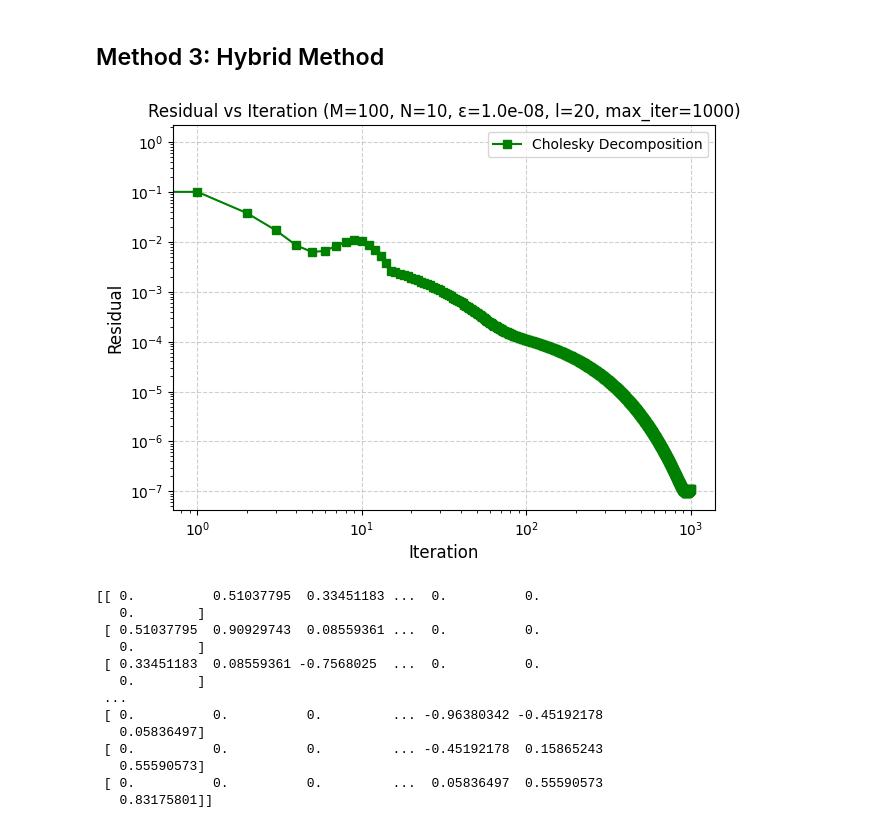
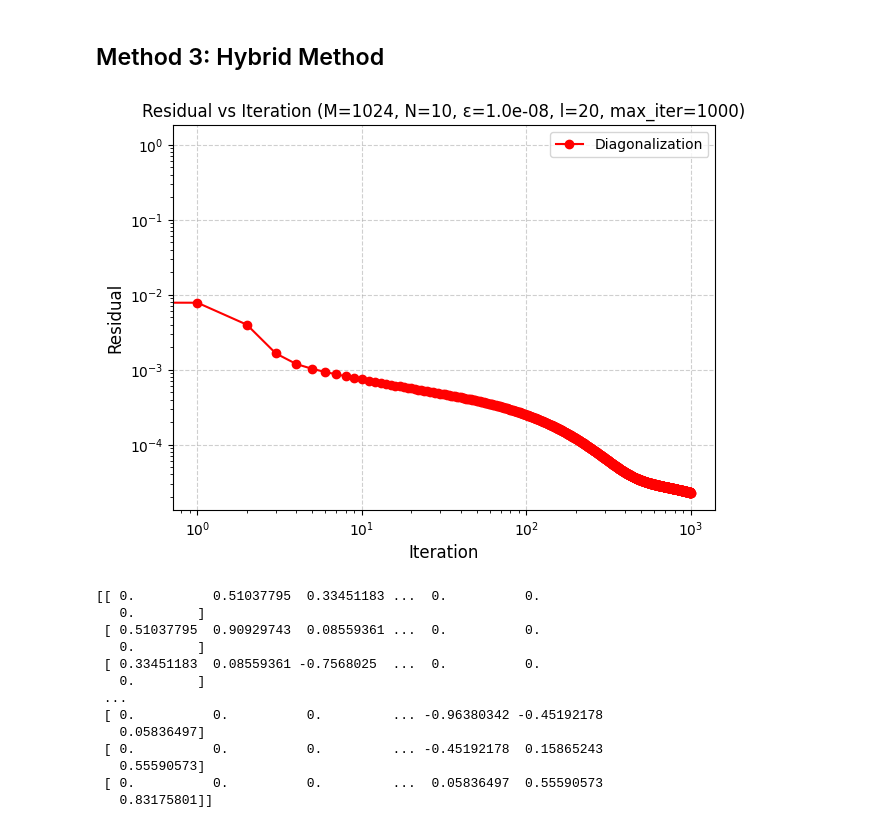
Before and after one commit to Nihar-Shah2001/Quantum_Computing_Notes, a Jupyter notebook: Notes/codes/project.ipynb, the cells around one changed output. Drawn from its saved outputs; the diff is of its cells as text; code cells hidden in the pictures.

```diff
--- a/Notes/codes/project.ipynb
+++ b/Notes/codes/project.ipynb
@@ -227,7 +227,7 @@ def generate_hermitian_matrix(M):
 
 
     # Generate a synthetic matrix H_ij = exp(-0.5 *|i-j|) * sin(i+1)
-    H = np.zeros((M, M),dtype=np.complex128)
+    # H = np.zeros((M, M),dtype=np.complex128)
     i, j = np.meshgrid(np.arange(M), np.arange(M), indexing="ij")
     H = np.exp(-0.5 * np.abs(i - j)) * np.sin(i + j)
     H[np.abs(H) < 1e-5] = 0  # Apply thresholding
@@ -249,20 +249,20 @@ def Chebyshev_poly(H, a, b, k):
     return T_next
 
 
-def Chebyshev_filter_scaled(H, X, k, a, b, a_L):
-    e=(b-a)/2
-    c = (a-b)/2
-    sigma = e/(c-a_L)
-    tau = 2/sigma
-    Y = (H@X- c@X) * (sigma/e)
+# def Chebyshev_filter_scaled(H, X, k, a, b, a_L):
+#     e=(b-a)/2
+#     c = (a-b)/2
+#     sigma = e/(c-a_L)
+#     tau = 2/sigma
+#     Y = (H@X- c@X) * (sigma/e)
 
-    for i in range(2, k):
-        sigma_new = 1/(tau - sigma)
-        X, Y = Y, ( H @Y-c*Y)*(2*sigma_new/e) - (sigma*sigma_new)*X
-        X, Y = 2*H@Y - X, 2*H@Y - X
-        sigma = sigma_new
+#     for i in range(2, k):
+#         sigma_new = 1/(tau - sigma)
+#         X, Y = Y, ( H @Y-c*Y)*(2*sigma_new/e) - (sigma*sigma_new)*X
+#         X, Y = 2*H@Y - X, 2*H@Y - X
+#         sigma = sigma_new
 
-    return Y
+#     return Y
 
 def Chebyshev_scalar_poly(x, k):
     """Computes the k-th order Chebyshev polynomial T_k(x)."""
@@ -409,7 +410,7 @@ def ChFSI_diag(Psi, H, N, epsilon, max_iter):
         # residual.append(np.max(np.linalg.norm(H @ Psi - Psi @ np.diag(eigenvals[itr,:]), axis=0, ord=2)))
         residual.append(np.linalg.norm(H @ Psi - Psi @ np.diag(eigenvals[itr,:]),ord=2))
 
-        a = np.min(eigenvals[itr,:])
+        a = np.max(eigenvals[itr,:])
         T_kH=Chebyshev_poly(H,a,b,k)/p_a_L
         itr+=1
 
@@ -469,7 +470,7 @@ def ChFSI_hybd(Psi, H, N, l, epsilon, max_iter):
     return eigenvals[itr-1,:], eigvecs, itr, residual
 # %%
 # Parameters
-M = 100  # Dimension of the matrix
+M = 1024  # Dimension of the matrix
 N = 10  # Number of eigenvalues
 epsilon = 1e-8  # Tolerance for convergence
 max_iter = 1000 # Maximum number of iterations
@@ -478,29 +479,29 @@ Psi = np.random.randn(M, N) +1j * np.random.randn(M,N)
 # %%
 # Solving the problem
 H = generate_hermitian_matrix(M)
-eigenvals_chol,eigenvecs_chol, itr_chol, residual_chol = ChFSI_chol(Psi, H, N, epsilon, max_iter)
-# eigenvals_diag,eigenvecs_diag, itr_diag, residual_diag = ChFSI_diag(Psi, H, N, epsilon, max_iter)
+# eigenvals_chol,eigenvecs_chol, itr_chol, residual_chol = ChFSI_chol(Psi, H, N, epsilon, max_iter)
+eigenvals_diag,eigenvecs_diag, itr_diag, residual_diag = ChFSI_diag(Psi, H, N, epsilon, max_iter)
 # eigenvals_hybd, eigenvecs_hybd, itr_hybd, residual_hybd = ChFSI_hybd(Psi, H, N, l, epsilon, max_iter)
 eigenvecs, eigenvals = np.linalg.eigh(H)
 # %%
 # Plot the error
 plt.figure(figsize=(7, 5))
 plt.title(f"Residual vs Iteration (M={M}, N={N}, ε={epsilon:.1e}, l={l}, max_iter={max_iter})")
 
-# plt.plot(np.arange(len(residual_diag)-1), residual_diag[1:], marker='o',  label="Diagonalization", color="red")
-plt.plot(np.arange(len(residual_chol)-1), residual_chol[1:], marker='s',  label="Cholesky Decomposition",color="green")
+plt.plot(np.arange(len(residual_diag)-1), residual_diag[1:], marker='o',  label="Diagonalization", color="red")
+# plt.plot(np.arange(len(residual_chol)-1), residual_chol[1:], marker='s',  label="Cholesky Decomposition",color="green")
 # plt.plot(np.arange(len(residual_hybd)-1), residual_hybd[1:], marker='^',  label="Hybrid",color="blue")
 
 plt.yscale("log")
 plt.xscale("log")
 plt.grid(True, linestyle="--", alpha=0.6)
 plt.xlabel("Iteration", fontsize=12)
 plt.ylabel("Residual", fontsize=12)
 # Legend adjustments
 plt.legend()
 plt.show()
 # %% [output]
-[figure, old version]
+[figure, new version]
 # %%
 print(H)
 # %% [output]
```
Also changed, not shown: parts of 3 cells of this notebook.
